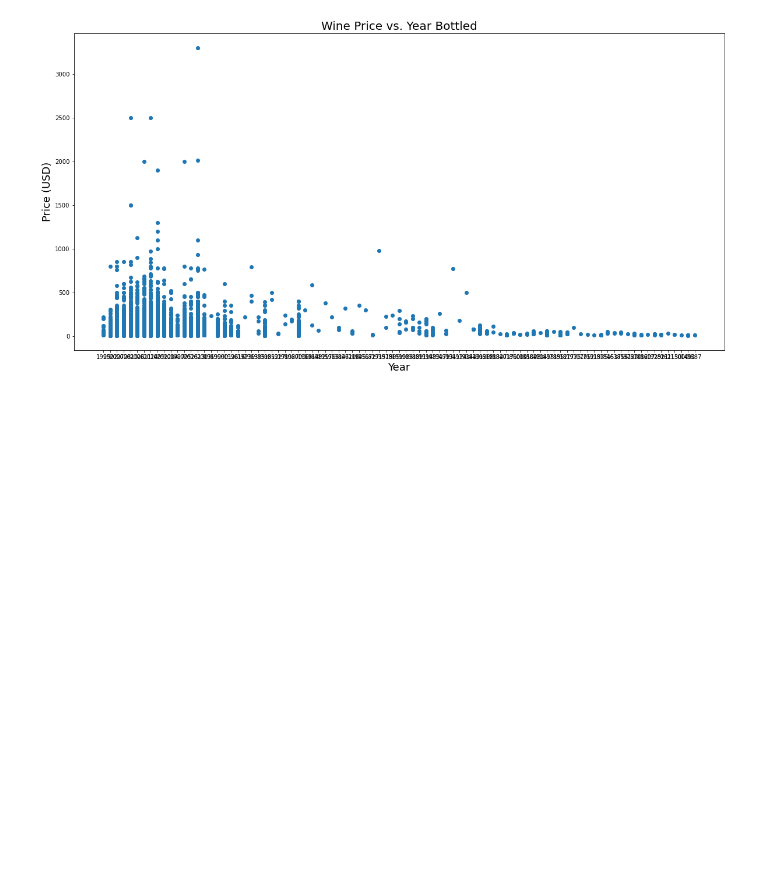
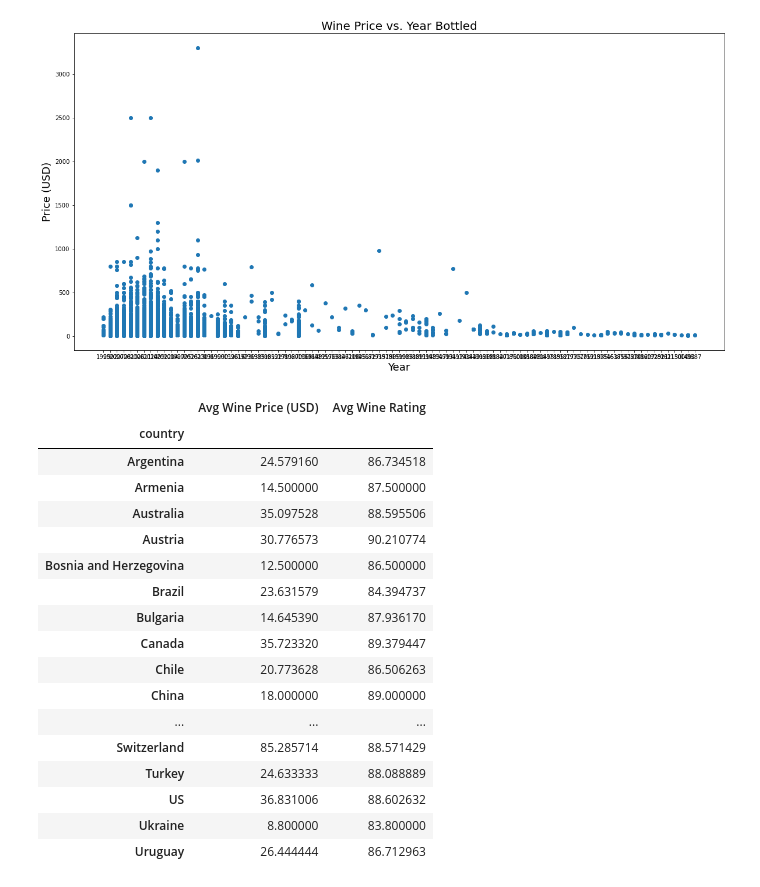
Before and after one commit to NHoyer95/umnbootcamp-project-1, a Jupyter notebook: WineRatings.ipynb, the cells around one changed output. Cells and saved outputs as stored; diff of their text form; code cells hidden in the pictures; blank space fills up the shorter version.

```diff
--- a/WineRatings.ipynb
+++ b/WineRatings.ipynb
@@ -113,3 +121,36 @@ plt.ylabel("Price (USD)", fontsize = 18)
 plt.show()
 # %% [output]
 [figure]
+# %%
+# Create a summary df for price and wine rating
+
+# Declare the avg wine price and avg rating by country
+avg_price = wine_df.groupby("country").mean()["price (USD)"]
+avg_rating = wine_df.groupby("country").mean()["points"]
+
+# Summary DF
+wine_country = pd.DataFrame({
+    "Avg Wine Price (USD)": avg_price,
+    "Avg Wine Rating": avg_rating
+})
+
+wine_country
+# %% [output]
+|  | Avg Wine Price (USD) | Avg Wine Rating |
+| country |  |  |
+| Argentina | 24.579160 | 86.734518 |
+| Armenia | 14.500000 | 87.500000 |
+| Australia | 35.097528 | 88.595506 |
+| Austria | 30.776573 | 90.210774 |
+| Bosnia and Herzegovina | 12.500000 | 86.500000 |
+| Brazil | 23.631579 | 84.394737 |
+| Bulgaria | 14.645390 | 87.936170 |
+| Canada | 35.723320 | 89.379447 |
+| Chile | 20.773628 | 86.506263 |
+| China | 18.000000 | 89.000000 |
+| ... | ... | ... |
+| Switzerland | 85.285714 | 88.571429 |
+| Turkey | 24.633333 | 88.088889 |
+| US | 36.831006 | 88.602632 |
+| Ukraine | 8.800000 | 83.800000 |
+| Uruguay | 26.444444 | 86.712963 |
```
Also changed, not shown: parts of 6 cells of this notebook, 2 other files.
